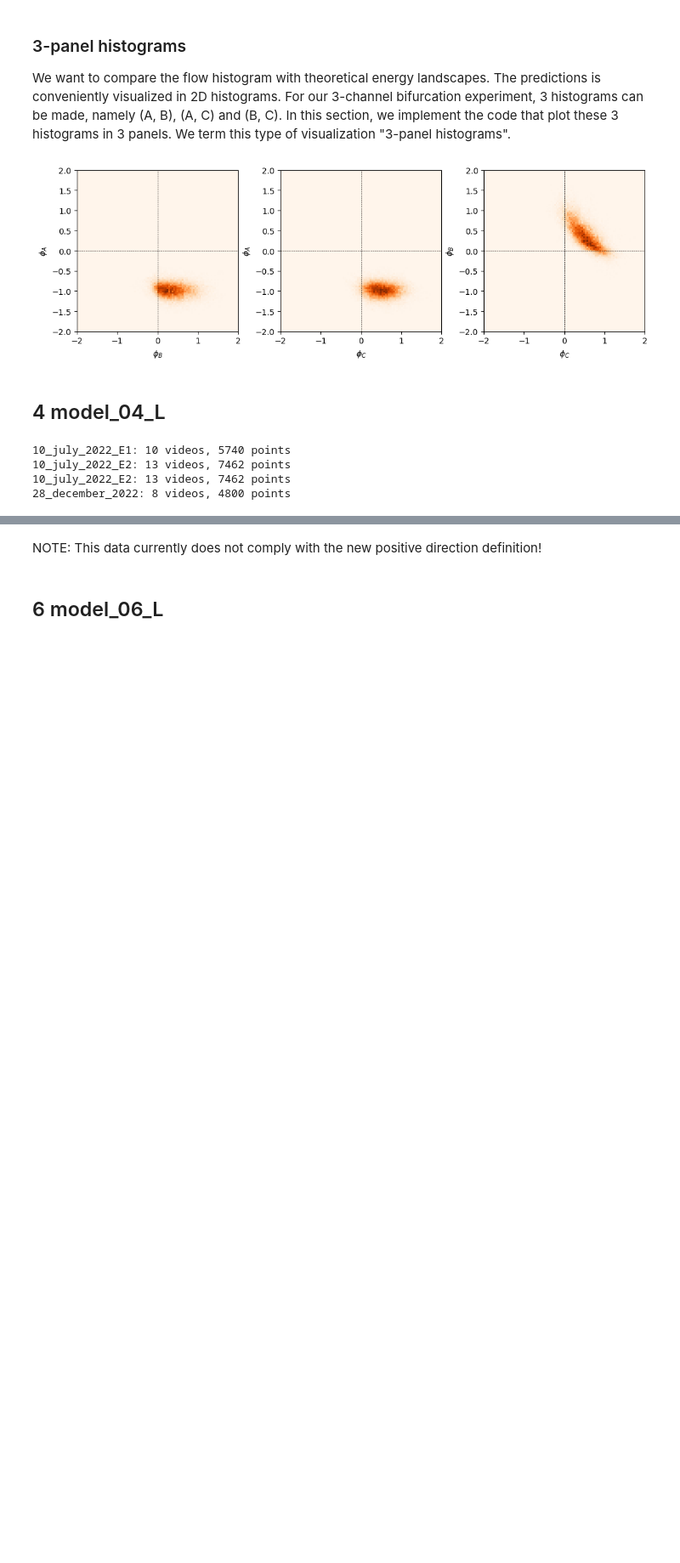
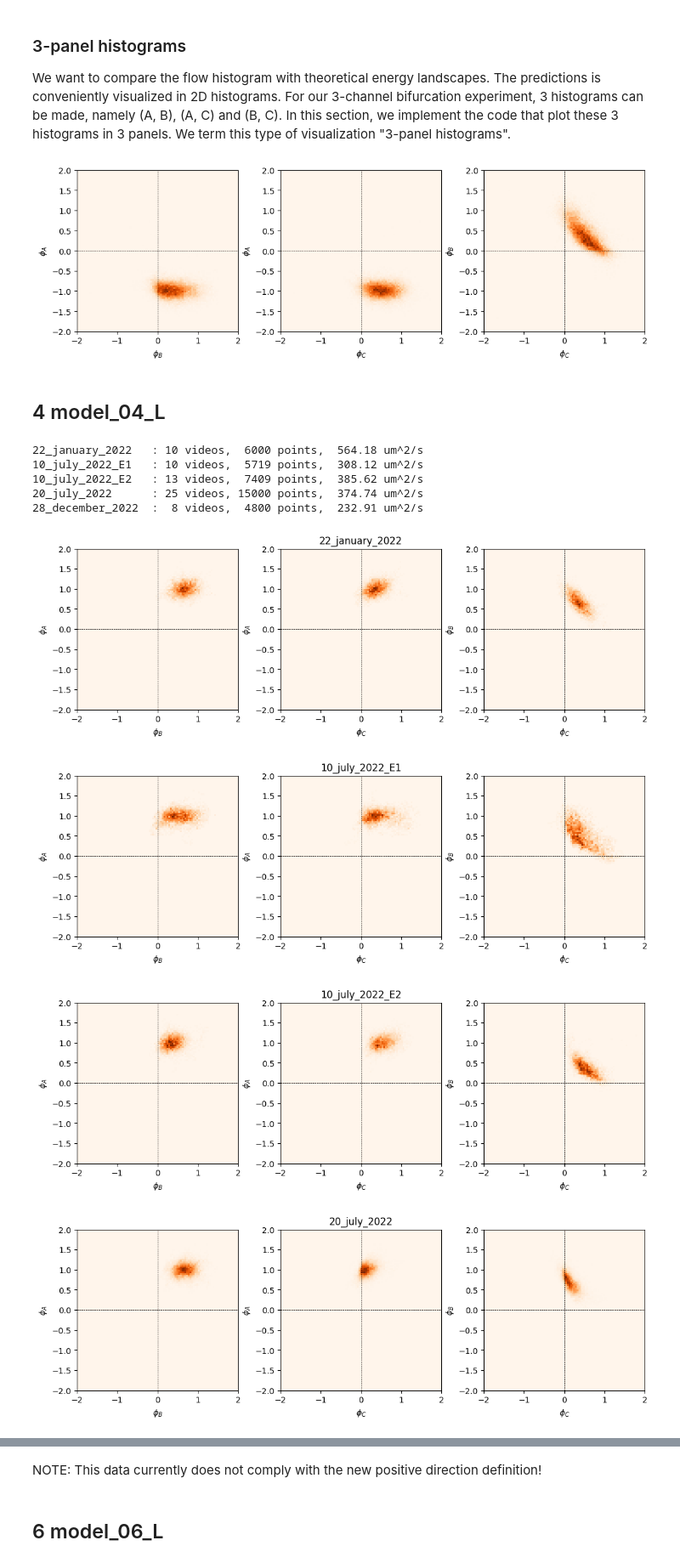
Before and after one commit to ZLoverty/AN, a Jupyter notebook: Code/data-summary.ipynb, the cells around one changed output, grey strips where cells are left out. Shown at 85% size. Drawn from its saved outputs; the diff is of its cells as text; code cells hidden in the pictures; blank space fills up the shorter version.

```diff
--- a/Code/data-summary.ipynb
+++ b/Code/data-summary.ipynb
@@ -247,5 +261,6 @@ Text(0, 0.5, '$\\phi_2$')
 ## 3 model_03_S
 # %%
 dates = ["01 feb 2023"]
+main_folder = r"A:\SYMMETRIC"
 # %%
 # some statistics
@@ -301,20 +320,60 @@ for num, i1, i2 in ((0, "A", "B"), (1, "A", "C"), (2, "B", "C")):
 # %% [markdown]
 ## 4 model_04_L
 # %%
-dates = ["10_july_2022_E1", "10_july_2022_E2", "10_july_2022_E2", "28_december_2022"]
+dates = ["22_january_2022", "10_july_2022_E1", "10_july_2022_E2", "20_july_2022", "28_december_2022"]
+main_folder = r"A:\ASYMMETRIC"
 # %%
 # some statistics
-
 for date in dates:
-    folder = os.path.join(r"A:\ASYMMETRIC", date, "Flow_rate")
+    folder = os.path.join(main_folder, date, "Flow_rate")
     l = readdata(folder, "csv")
     total = 0
+    fr_list = []
     for num, i in l.iterrows():
-        flowrate = pd.read_csv(i.Dir)
+        flowrate = pd.read_csv(i.Dir).dropna()
+        flowrate["normalizer"] = uniform_filter1d(flowrate[flowrate.columns.drop("t")].abs().max(axis=1), size=window_size, axis=0)
         total += len(flowrate)
-    print("{0}: {1:d} videos, {2:d} points".format(date, num+1, total))
+        fr_list.append(flowrate)
+    combined = pd.concat(fr_list)
+    nominal_flowrate = combined["normalizer"].mean()
+    print("{0:18}: {1:2d} videos, {2:5d} points, {3:7.2f} um^2/s".format(date, num+1, total, nominal_flowrate))
 # %% [output]
-10_july_2022_E1: 10 videos, 5740 points
-10_july_2022_E2: 13 videos, 7462 points
-10_july_2022_E2: 13 videos, 7462 points
-28_december_2022: 8 videos, 4800 points
+22_january_2022   : 10 videos,  6000 points,  564.18 um^2/s
+10_july_2022_E1   : 10 videos,  5719 points,  308.12 um^2/s
+10_july_2022_E2   : 13 videos,  7409 points,  385.62 um^2/s
+20_july_2022      : 25 videos, 15000 points,  374.74 um^2/s
+28_december_2022  :  8 videos,  4800 points,  232.91 um^2/s
+# %%
+window_size = 50 # frames, 1 frame = 0.5 s
+
+lim = 2
+
+for date in dates:
+    fr_list = []
+    folder = os.path.join(main_folder, date, "Flow_rate")
+    l = readdata(folder, "csv")
+    for num, i in l.iterrows():
+        flowrate = pd.read_csv(i.Dir).dropna()
+        flowrate["normalizer"] = uniform_filter1d(flowrate[["A", "B", "C"]].abs().max(axis=1), size=window_size, axis=0)
+        flowrate = flowrate.loc[flowrate.normalizer>100]
+        fr_list.append(flowrate)
+
+    combined = pd.concat(fr_list)
+
+    fig, ax = plt.subplots(ncols=3, figsize=(12.8, 3.6), dpi=100)
+    for num, i1, i2 in ((0, "A", "B"), (1, "A", "C"), (2, "B", "C")):
+        H, xedges, yedges = np.histogram2d(combined[i1]/combined["normalizer"], combined[i2]/combined["normalizer"], bins=(np.linspace(-lim, lim, 100), np.linspace(-lim, lim, 100)))
+        ax[num].imshow(H, interpolation='nearest', origin='lower',
+            extent=[xedges[0], xedges[-1], yedges[0], yedges[-1]], cmap="Oranges")
+        ax[num].plot([-lim, lim], [0, 0], ls="--", lw=0.5, color="black")
+        ax[num].plot([0, 0], [-lim, lim], ls="--", lw=0.5, color="black")
+        ax[num].set_xlim([-lim, lim])
+        ax[num].set_ylim([-lim, lim])
+        ax[num].set_xlabel("$\phi_{}$".format(i2))
+        ax[num].set_ylabel("$\phi_{}$".format(i1))
+    ax[1].set_title(date)
+# %% [output]
+[figure, added]
+[figure, added]
+[figure, added]
+[figure, added]
```
Also changed, not shown: parts of 25 cells of this notebook, 1 other file.
